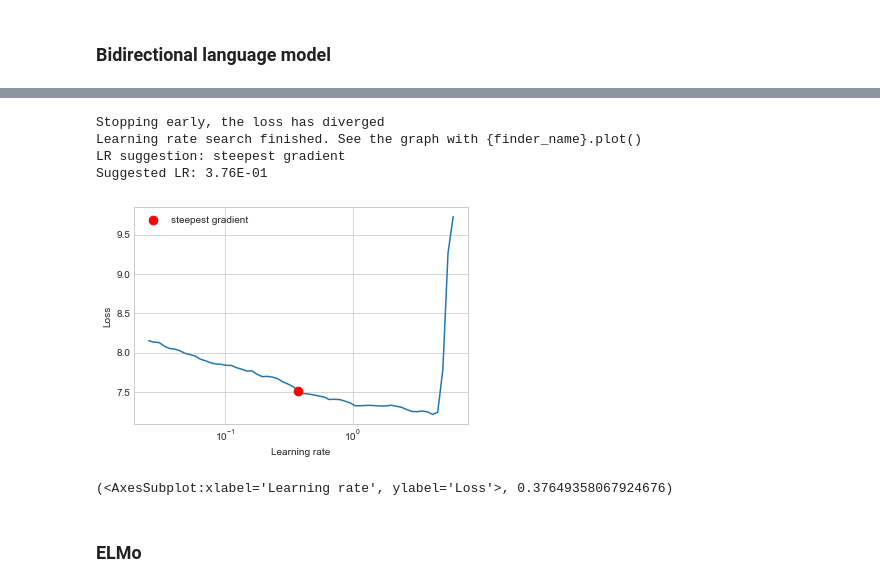
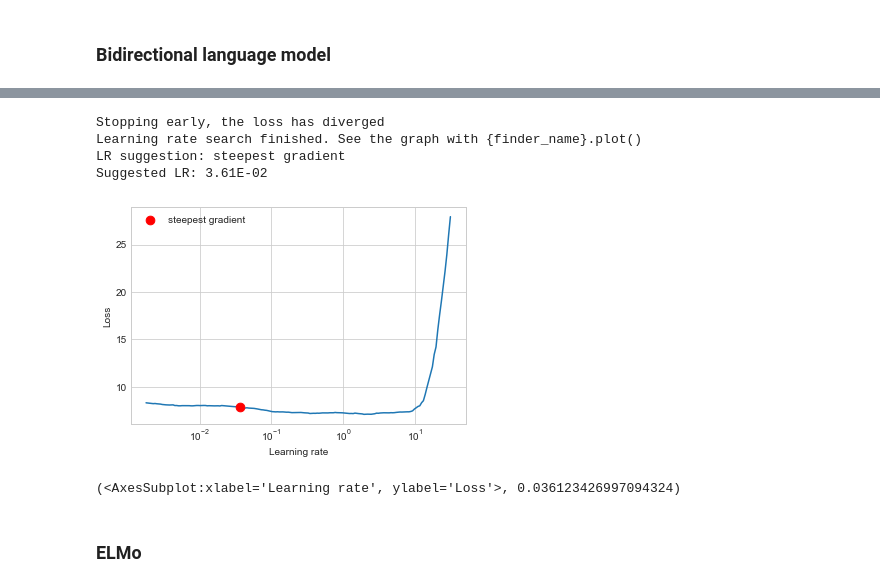
Before and after one commit to naturale0/NLP-Do-It-Yourself, a Jupyter notebook: NLP_with_PyTorch/3_document-embedding/3-2. ELMo.ipynb, the cells around one changed output, grey strips where cells are left out. Cells and saved outputs as stored; diff of their text form; code cells hidden in the pictures.

```diff
--- a/NLP_with_PyTorch/3_document-embedding/3-2. ELMo.ipynb
+++ b/NLP_with_PyTorch/3_document-embedding/3-2. ELMo.ipynb
@@ -179,7 +188,7 @@ char_transform = sequential_transforms(
 trainset = TextClassificationDataset(
     train_data,
     char_vocab,
-    (char_transform, lambda x: x),
+    (char_transform, lambda x: torch.tensor(x)),
 )
 # %%
 print([[char_vocab.itos[i] for i in w] for w in trainset[17][0]] [1][:13])
@@ -196,4 +205,5 @@ print([[char_vocab.itos[i] for i in w] for w in trainset[17][0]] [1][:13])
 #     return text, label
 
 pretrainloader = data.DataLoader(trainset,
-                                 batch_size=256)
+                                 batch_size=256,
+                                 num_workers=4)
@@ -280,9 +302,6 @@ class BiLangModel(nn.Module):
         self.char_cnn = char_cnn
         self.bi_lstm = bi_lstm
 
-        # last layer: classifier
-        self.fc = nn.Linear(ngrams * 1024, 1024)
-
     def forward(self, x):
         # Character-level convolution
         x = self.char_cnn(x)
@@ -292,26 +311,26 @@ class BiLangModel(nn.Module):
         h = self.highway(x)
         t_gate = torch.sigmoid(self.transform(x))
         c_gate = 1 - t_gate
-        x = h * t_gate + x * c_gate
+        x_ = h * t_gate + x * c_gate
 
         # Bi-LSTM
-        x1, x2 = self.bi_lstm(x)
+        x1, x2 = self.bi_lstm(x_)
 
-        return x1, x2
+        return x, x1, x2
 # %%
 class Pretrainer(nn.Module):
     def __init__(self, bilm, ngrams):
         super(Pretrainer, self).__init__()
 
         # last layer: classifier
-        self.fc = nn.Linear(ngrams * 1024, 1024)
+        self.fc = nn.Linear(128, 1024)
         self.bilm = bilm
 
     def forward(self, x):
-        _, x = self.bilm(x)
+        _, __, x = self.bilm(x)
 
         # fully-connected layer (classify)
-        x = x.view(-1, ngrams * 1024)
+        x = x.permute(1, 0, 2)
         x = self.fc(x)
 
         return x
@@ -342,24 +368,27 @@ make_dot(criterion(model(xx), yy).loss).render("BiLanguageModel", format="png")
 # %%
 from torch_lr_finder import LRFinder
 
 charconv = CharConv(); bilstm = BiLSTM()
-model = BiLangModel(charconv, bilstm)
+bilm = BiLangModel(charconv, bilstm)
+
+model = Pretrainer(bilm, ngrams)
+
 optimizer = optim.SGD(model.parameters(), lr=1e-2, momentum=0.9)
 criterion_ = nn.AdaptiveLogSoftmaxWithLoss(
     1024, VOCAB_SIZE, cutoffs=[10, 100, 1000, 10000]
 )
-criterion = lambda x, y: criterion_(x, y).loss
+criterion = lambda x, y: criterion_(x.view(-1, 1024), y.flatten()).loss
 
 lr_finder = LRFinder(model, optimizer, criterion)
-lr_finder.range_test(pretrainloader, end_lr=100, num_iter=100)
+lr_finder.range_test(pretrainloader, start_lr=1e-3, end_lr=100, num_iter=200)
 lr_finder.plot(log_lr=True)
 # %% [output]
 Stopping early, the loss has diverged
 Learning rate search finished. See the graph with {finder_name}.plot()
 LR suggestion: steepest gradient
-Suggested LR: 3.76E-01
+Suggested LR: 3.61E-02
-[figure, old version]
+[figure, new version]
-(<AxesSubplot:xlabel='Learning rate', ylabel='Loss'>, 0.37649358067924676)
+(<AxesSubplot:xlabel='Learning rate', ylabel='Loss'>, 0.036123426997094324)
 # %% [markdown]
 ### ELMo
 # %% [markdown]
```
Also changed, not shown: parts of 37 cells of this notebook, 2 other files.
